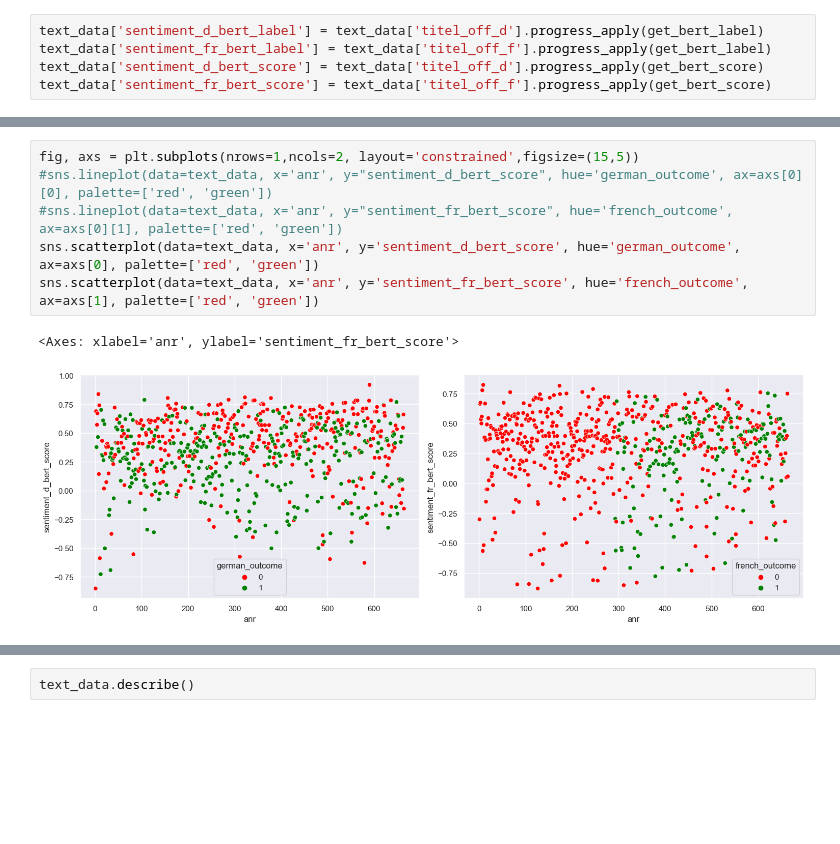
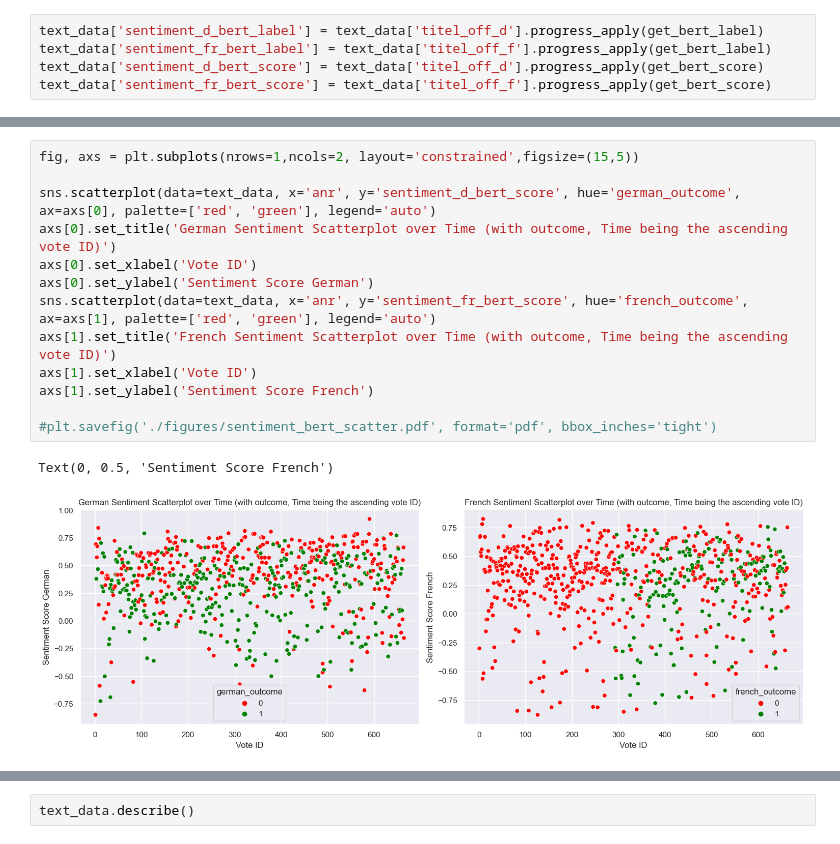
Before and after one commit to emilfunke/SwissVotingAnalysis, a Jupyter notebook: replication.ipynb, the cells around one changed output, grey strips where cells are left out. Saved outputs shown, nothing was run; the diff lists cells and outputs as text; blank space fills up the shorter version.

```diff
--- a/replication.ipynb
+++ b/replication.ipynb
@@ -309,9 +318,16 @@ axs[1][1].legend()
 # %%
 fig, axs = plt.subplots(nrows=1,ncols=2, layout='constrained',figsize=(15,5))
-#sns.lineplot(data=text_data, x='anr', y="sentiment_d_bert_score", hue='german_outcome', ax=axs[0][0], palette=['red', 'green'])
-#sns.lineplot(data=text_data, x='anr', y="sentiment_fr_bert_score", hue='french_outcome', ax=axs[0][1], palette=['red', 'green'])
-sns.scatterplot(data=text_data, x='anr', y='sentiment_d_bert_score', hue='german_outcome', ax=axs[0], palette=['red', 'green'])
-sns.scatterplot(data=text_data, x='anr', y='sentiment_fr_bert_score', hue='french_outcome', ax=axs[1], palette=['red', 'green'])
+
+sns.scatterplot(data=text_data, x='anr', y='sentiment_d_bert_score', hue='german_outcome', ax=axs[0], palette=['red', 'green'], legend='auto')
+axs[0].set_title('German Sentiment Scatterplot over Time (with outcome, Time being the ascending vote ID)')
+axs[0].set_xlabel('Vote ID')
+axs[0].set_ylabel('Sentiment Score German')
+sns.scatterplot(data=text_data, x='anr', y='sentiment_fr_bert_score', hue='french_outcome', ax=axs[1], palette=['red', 'green'], legend='auto')
+axs[1].set_title('French Sentiment Scatterplot over Time (with outcome, Time being the ascending vote ID)')
+axs[1].set_xlabel('Vote ID')
+axs[1].set_ylabel('Sentiment Score French')
+
+#plt.savefig('./figures/sentiment_bert_scatter.pdf', format='pdf', bbox_inches='tight')
 # %% [output]
-<Axes: xlabel='anr', ylabel='sentiment_fr_bert_score'>
+Text(0, 0.5, 'Sentiment Score French')
-[figure, old version]
+[figure, new version]
```
Also changed, not shown: parts of 14 cells of this notebook, 3 other files.
